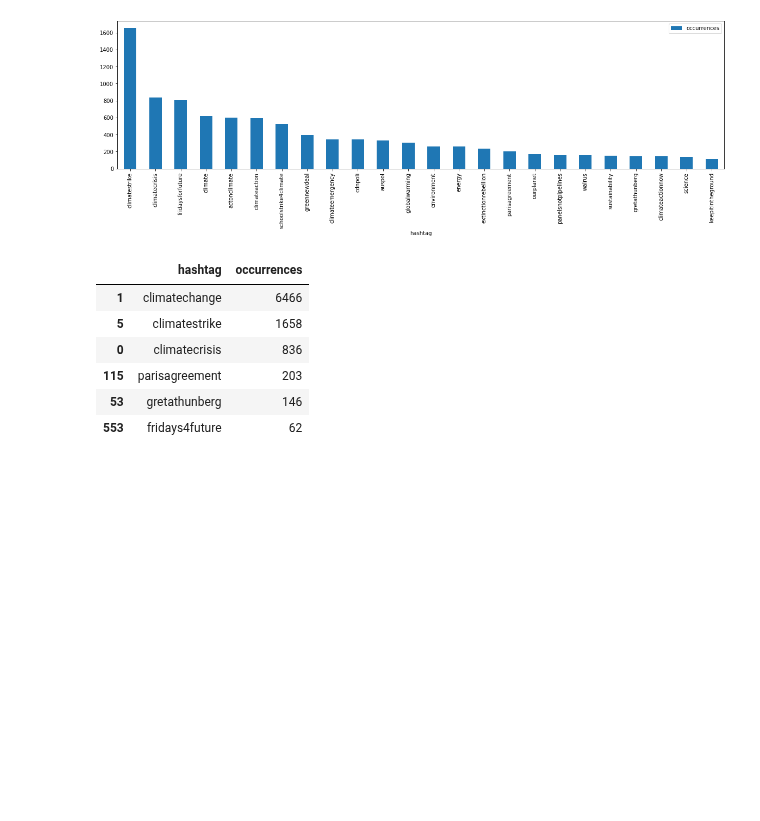
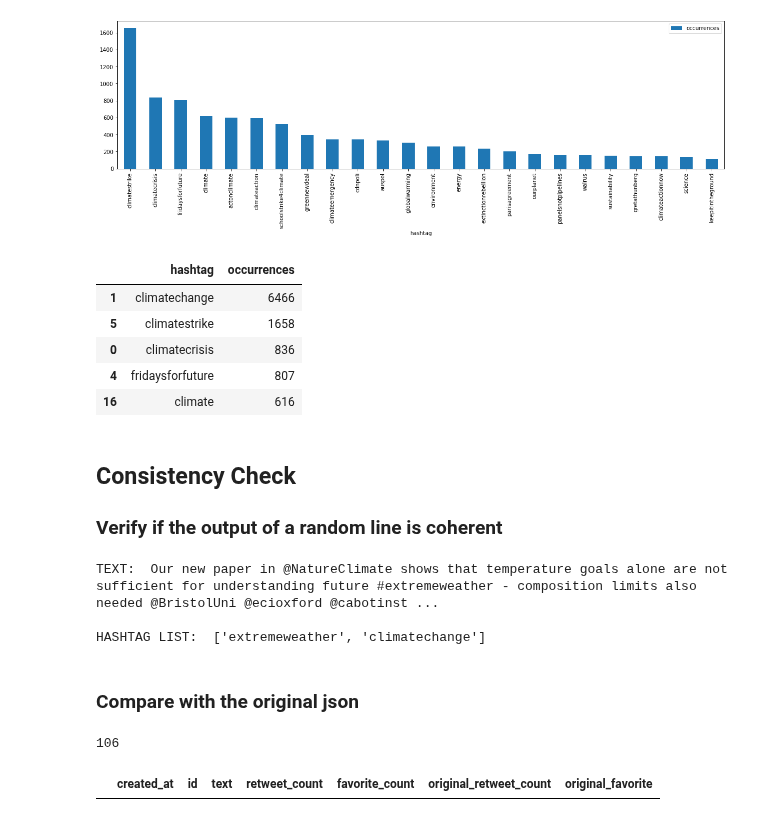
Before and after one commit to Mmiglio/ClimateAction, a Jupyter notebook: hashtags_greta.ipynb, the cells around one changed output. Cells and saved outputs as stored; diff of their text form; code cells hidden in the pictures; blank space fills up the shorter version.

Commit message:
consistency check added

```diff
--- a/hashtags_greta.ipynb
+++ b/hashtags_greta.ipynb
@@ -29,7 +29,8 @@ def count_words_in_row(row, words_dict):
     Conta una sola volta eventuali hashtag ripetuti. Bug o ok?
     """
     # Find the set of hashtags present in the tweet
-    hash_tweet = set(re.findall(r"#(\w+)", row.text.lower()))
+    text = row.text.lower().replace("#", " #")
+    hash_tweet = set(re.findall(r"#(\w+)", text))
     hash_dict = set(words_dict.keys())
     # Update the number of hashtag in the dictionary
     for word in (hash_tweet & hash_dict):
@@ -130,12 +131,28 @@ top_hash_post = filter_dataset(tweets, words=[], year=2019, n_max=25, n_min=1)
 # %% [output]
 [figure]
 # %%
-top_hash_post[top_hash_post.hashtag.isin(words_list)]
+# top_hash_post[top_hash_post.hashtag.isin(words_list)]
+top_hash_post.head()
 # %% [output]
 |  | hashtag | occurrences |
 | 1 | climatechange | 6466 |
 | 5 | climatestrike | 1658 |
 | 0 | climatecrisis | 836 |
-| 115 | parisagreement | 203 |
-| 53 | gretathunberg | 146 |
-| 553 | fridays4future | 62 |
+| 4 | fridaysforfuture | 807 |
+| 16 | climate | 616 |
+# %% [markdown]
+## Consistency Check
+### Verify if the output of a random line is coherent
+# %%
+index = 0
+
+text = tweets.loc[index].text
+hash_list = re.findall(r"#(\w+)", text.lower())
+
+print("TEXT: ", text, "\n\nHASHTAG LIST: ", hash_list)
+# %% [output]
+TEXT:  Our new paper in @NatureClimate shows that temperature goals alone are not sufficient for understanding future #extremeweather - composition limits also needed @BristolUni @ecioxford @cabotinst ...
+
+HASHTAG LIST:  ['extremeweather', 'climatechange']
+# %% [markdown]
+### Compare with the original json
@@ -141,0 +220,8 @@ top_hash_post[top_hash_post.hashtag.isin(words_list)]
+# %%
+len(ghost_id)
+# %% [output]
+106
+# %%
+tweets[tweets.id == ghost_id[0]]
+# %% [output]
+|  | created_at | id | text | retweet_count | favorite_count | original_retweet_count | original_favorite |
```
Also changed, not shown: parts of 4 cells of this notebook.
